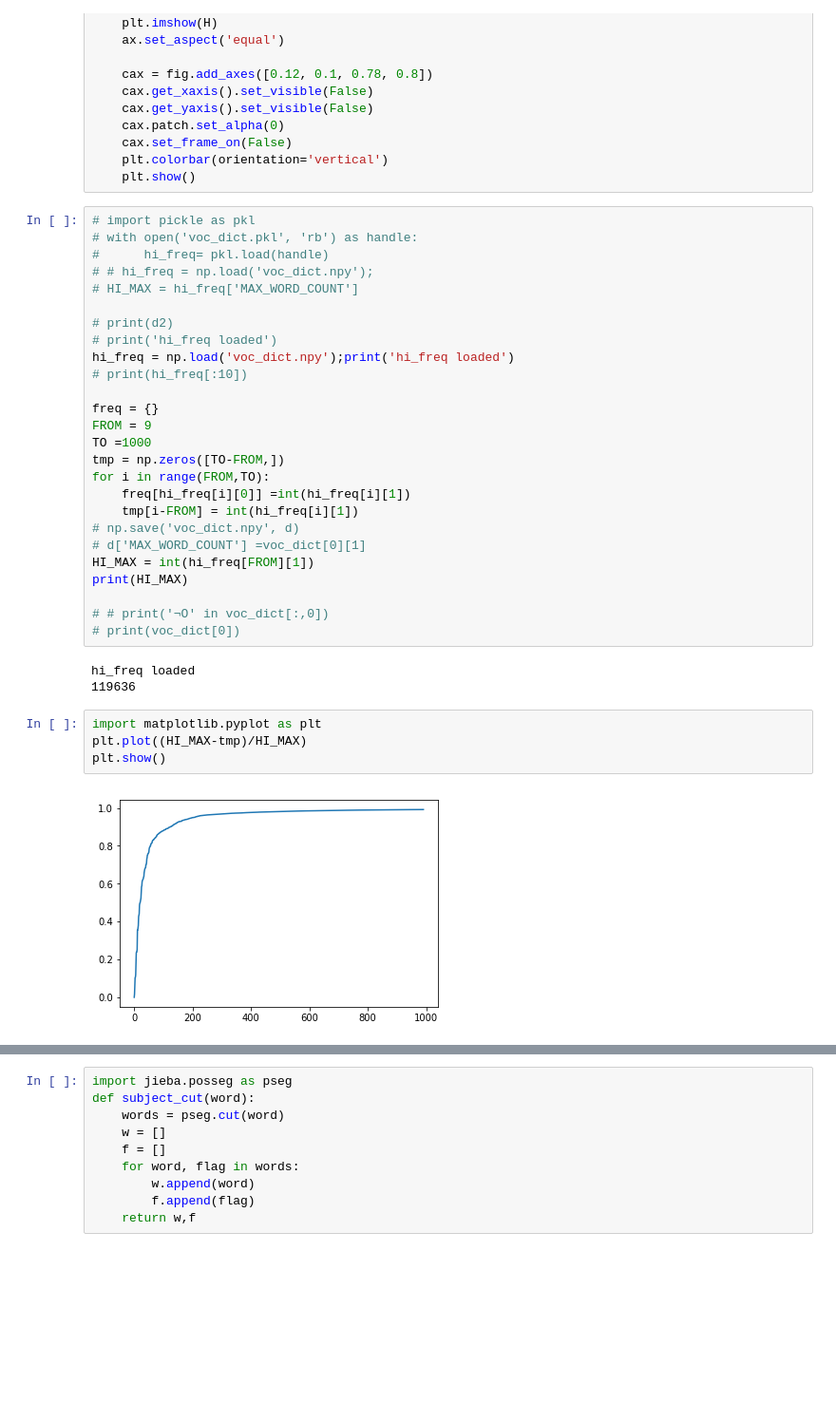
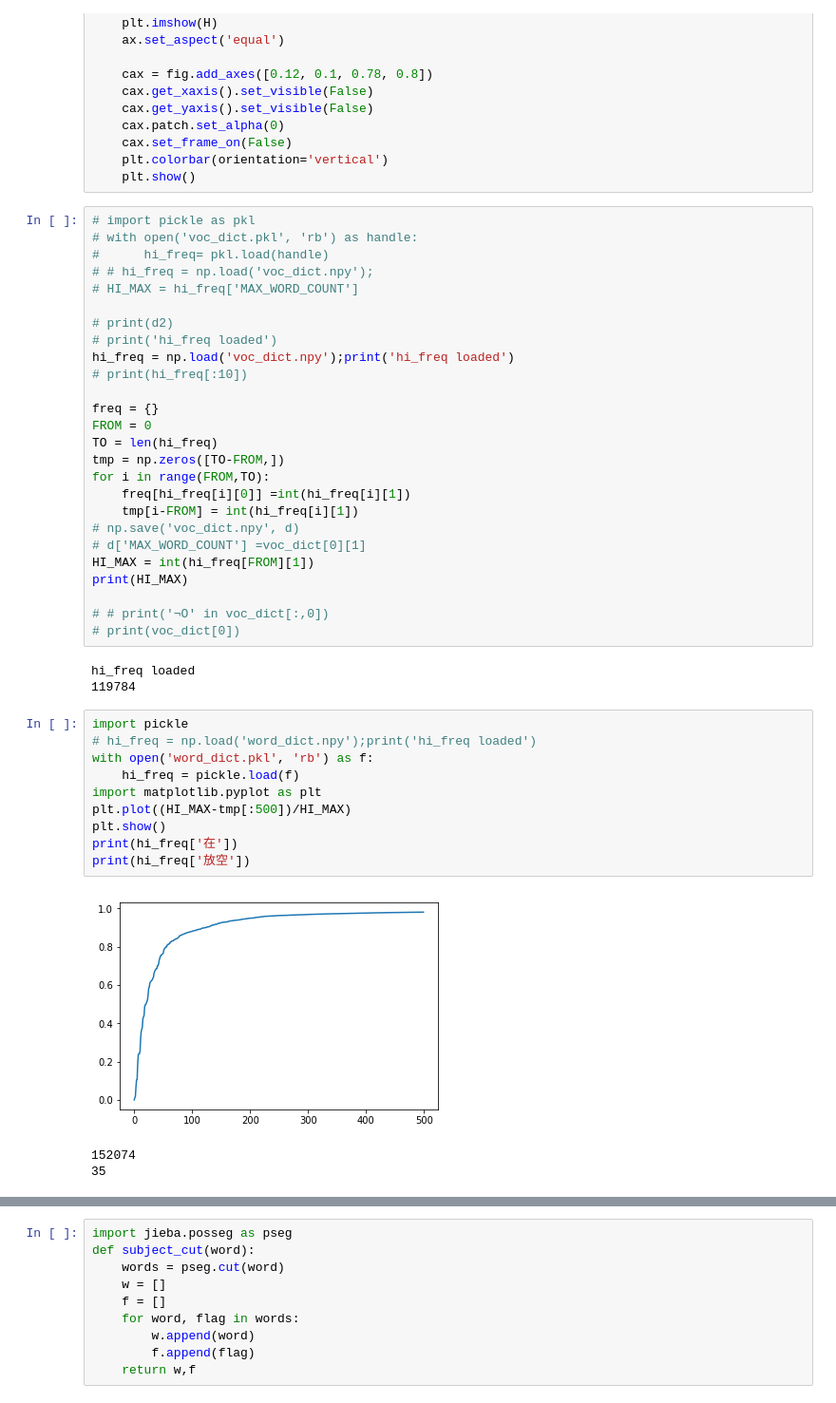
Before and after one commit to BeyondCloud/DL, a Jupyter notebook: Comp1/util.ipynb, the cells around one changed output, grey strips where cells are left out. Shown: that part at 95% size. Saved outputs shown, nothing was run; the diff lists cells and outputs as text; blank space fills up the shorter version.

```diff
--- a/Comp1/util.ipynb
+++ b/Comp1/util.ipynb
@@ -75,8 +79,8 @@ hi_freq = np.load('voc_dict.npy');print('hi_freq loaded')
 # print(hi_freq[:10])
 
 freq = {}
-FROM = 9
-TO =1000
+FROM = 0
+TO = len(hi_freq)
 tmp = np.zeros([TO-FROM,])
 for i in range(FROM,TO):
     freq[hi_freq[i][0]] =int(hi_freq[i][1])
@@ -90,11 +94,19 @@ print(HI_MAX)
 # print(voc_dict[0])
 # %% [output]
 hi_freq loaded
-119636
+119784
 # %%
+import pickle
+# hi_freq = np.load('word_dict.npy');print('hi_freq loaded')
+with open('word_dict.pkl', 'rb') as f:
+    hi_freq = pickle.load(f)
 import matplotlib.pyplot as plt
-plt.plot((HI_MAX-tmp)/HI_MAX)
+plt.plot((HI_MAX-tmp[:500])/HI_MAX)
 plt.show()
+print(hi_freq['在'])
+print(hi_freq['放空'])
 # %% [output]
-[figure, old version]
+[figure, new version]
+152074
+35
 # %%
```
Also changed, not shown: parts of 14 cells of this notebook.
